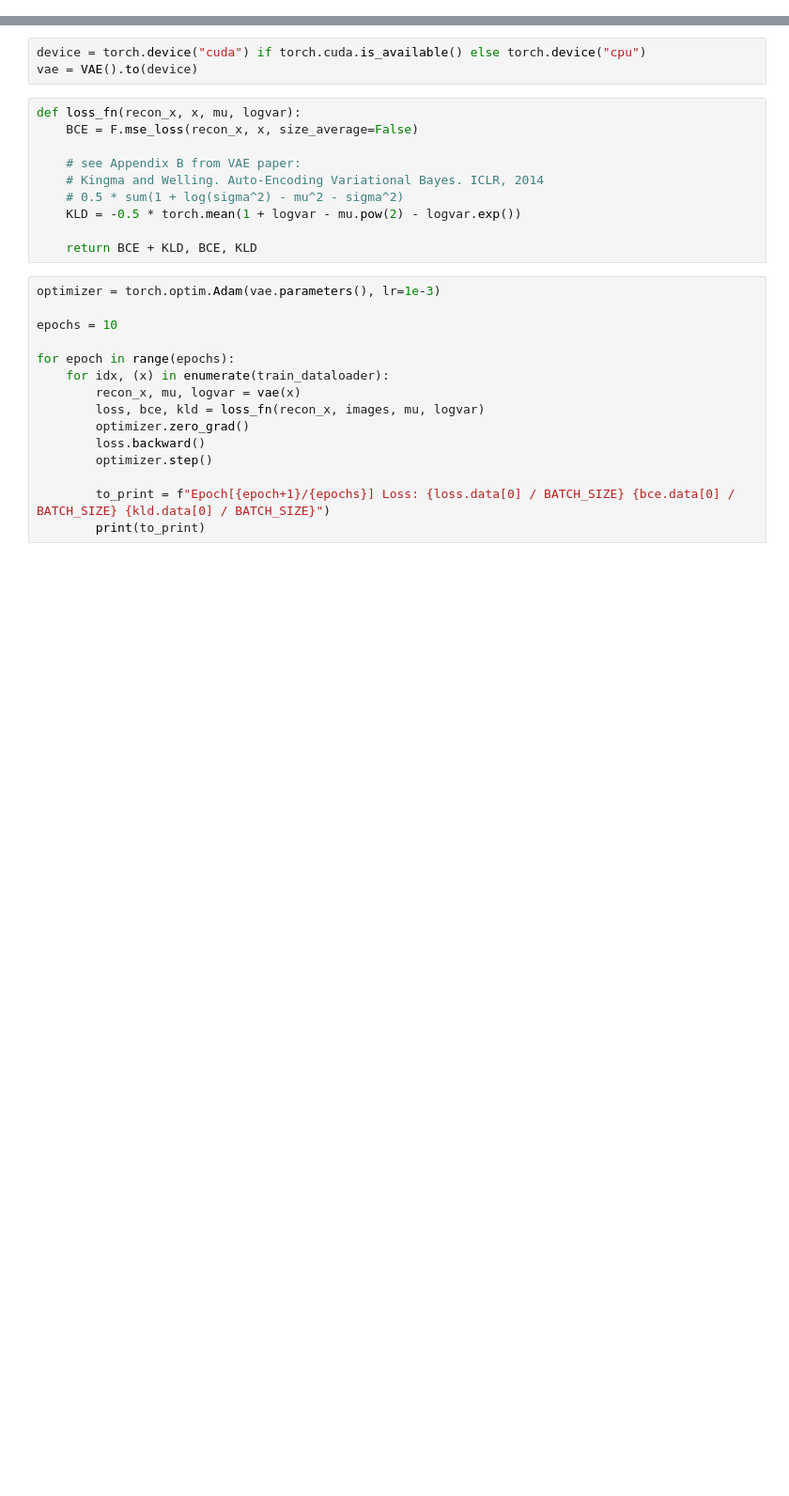
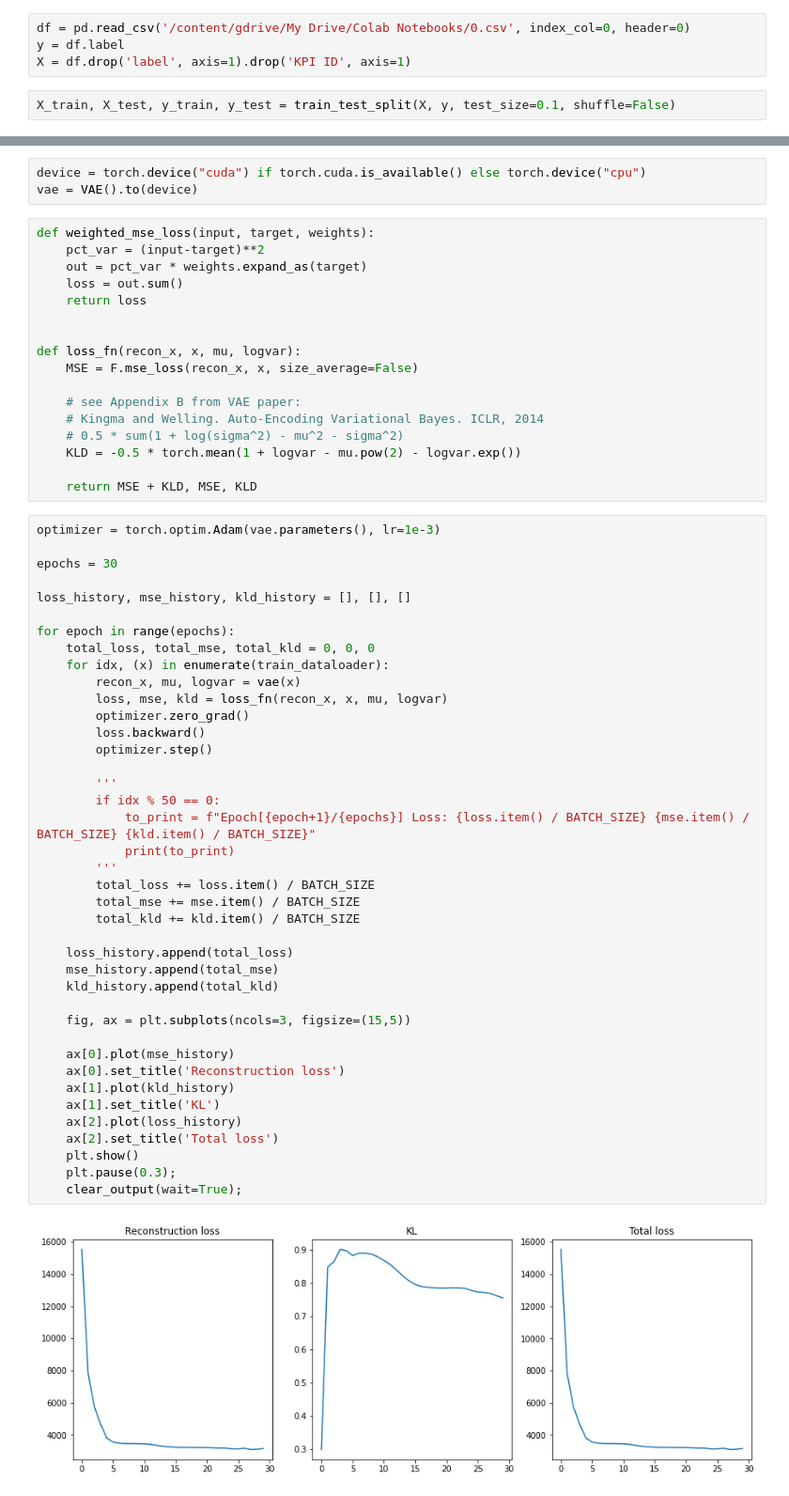
Before and after one commit to zloelias/hse-project-vae-lstm, a Jupyter notebook: vae.ipynb, the cells around one changed output, grey strips where cells are left out. Shown at 94% size. Cells and saved outputs as stored; diff of their text form; blank space fills up the shorter version.

```diff
--- a/vae.ipynb
+++ b/vae.ipynb
@@ -1 +20,7 @@
+# %%
+df = pd.read_csv('/content/gdrive/My Drive/Colab Notebooks/0.csv', index_col=0, header=0)
+y = df.label
+X = df.drop('label', axis=1).drop('KPI ID', axis=1)
+# %%
+X_train, X_test, y_train, y_test = train_test_split(X, y, test_size=0.1, shuffle=False)
 # %%
@@ -97,27 +121,61 @@ class VAE(nn.Module):
 device = torch.device("cuda") if torch.cuda.is_available() else torch.device("cpu")
 vae = VAE().to(device)
 # %%
+def weighted_mse_loss(input, target, weights):
+    pct_var = (input-target)**2
+    out = pct_var * weights.expand_as(target)
+    loss = out.sum()
+    return loss
+
+
 def loss_fn(recon_x, x, mu, logvar):
-    BCE = F.mse_loss(recon_x, x, size_average=False)
+    MSE = F.mse_loss(recon_x, x, size_average=False)
 
     # see Appendix B from VAE paper:
     # Kingma and Welling. Auto-Encoding Variational Bayes. ICLR, 2014
     # 0.5 * sum(1 + log(sigma^2) - mu^2 - sigma^2)
     KLD = -0.5 * torch.mean(1 + logvar - mu.pow(2) - logvar.exp())
 
-    return BCE + KLD, BCE, KLD
+    return MSE + KLD, MSE, KLD
 # %%
 optimizer = torch.optim.Adam(vae.parameters(), lr=1e-3)
 
-epochs = 10
+epochs = 30
+
+loss_history, mse_history, kld_history = [], [], []
 
 for epoch in range(epochs):
+    total_loss, total_mse, total_kld = 0, 0, 0
     for idx, (x) in enumerate(train_dataloader):
         recon_x, mu, logvar = vae(x)
-        loss, bce, kld = loss_fn(recon_x, images, mu, logvar)
+        loss, mse, kld = loss_fn(recon_x, x, mu, logvar)
         optimizer.zero_grad()
         loss.backward()
         optimizer.step()
 
-        to_print = f"Epoch[{epoch+1}/{epochs}] Loss: {loss.data[0] / BATCH_SIZE} {bce.data[0] / BATCH_SIZE} {kld.data[0] / BATCH_SIZE}")
-        print(to_print)
+        '''
+        if idx % 50 == 0:
+            to_print = f"Epoch[{epoch+1}/{epochs}] Loss: {loss.item() / BATCH_SIZE} {mse.item() / BATCH_SIZE} {kld.item() / BATCH_SIZE}"
+            print(to_print)
+        '''
+        total_loss += loss.item() / BATCH_SIZE
+        total_mse += mse.item() / BATCH_SIZE
+        total_kld += kld.item() / BATCH_SIZE
+
+    loss_history.append(total_loss)
+    mse_history.append(total_mse)
+    kld_history.append(total_kld)
+
+    fig, ax = plt.subplots(ncols=3, figsize=(15,5))
+
+    ax[0].plot(mse_history)
+    ax[0].set_title('Reconstruction loss')
+    ax[1].plot(kld_history)
+    ax[1].set_title('KL')
+    ax[2].plot(loss_history)
+    ax[2].set_title('Total loss')
+    plt.show()
+    plt.pause(0.3);
+    clear_output(wait=True);
+# %% [output]
+[figure, added]
```
Also changed, not shown: parts of 8 cells of this notebook.
